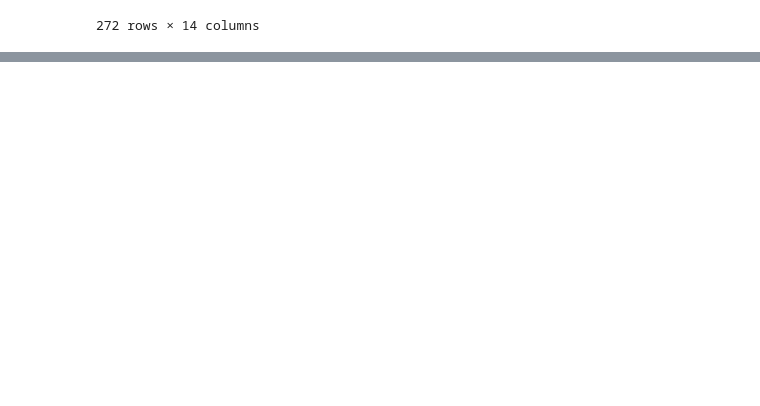
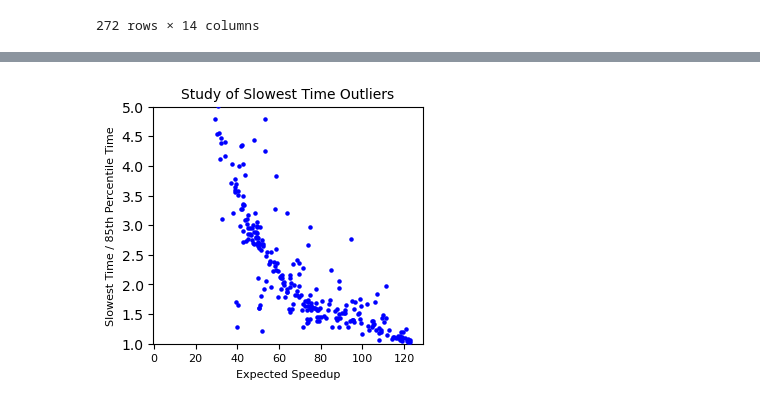
Before and after one commit to dna-storage/framed, a Jupyter notebook: notebooks/time_sheet.ipynb, the cells around one changed output, grey strips where cells are left out. Saved outputs shown, nothing was run; the diff lists cells and outputs as text; code cells hidden in the pictures; blank space fills up the shorter version.

```diff
--- a/notebooks/time_sheet.ipynb
+++ b/notebooks/time_sheet.ipynb
@@ -44,0 +61,18 @@ print(np.percentile(y1,25))
+# %%
+y = time_df["85 Percentile"]
+y2 = time_df["Worst Node Time"]
+y1=(y2/y)
+fig,axes = plt.subplots(1,1,figsize=(3.25,3.0),layout="constrained")
+plt.scatter(time_df["Speedup"], y1, alpha=1, color='b',s=5.0,zorder=10)
+
+axes.tick_params(axis='x', labelsize=8)
+#axes.set_xlim([20,120])
+axes.set_ylim([1,5])
+axes.set_ylabel("Slowest Time / 85th Percentile Time",fontsize=8)
+axes.set_xlabel("Expected Speedup",fontsize=8)
+
+plt.title("Study of Slowest Time Outliers",fontsize=10)
+plt.show(fig)
+fig.savefig("outlier.pdf",format="pdf")
+# %% [output]
+[figure, added]
```
Also changed, not shown: parts of 2 cells of this notebook.
